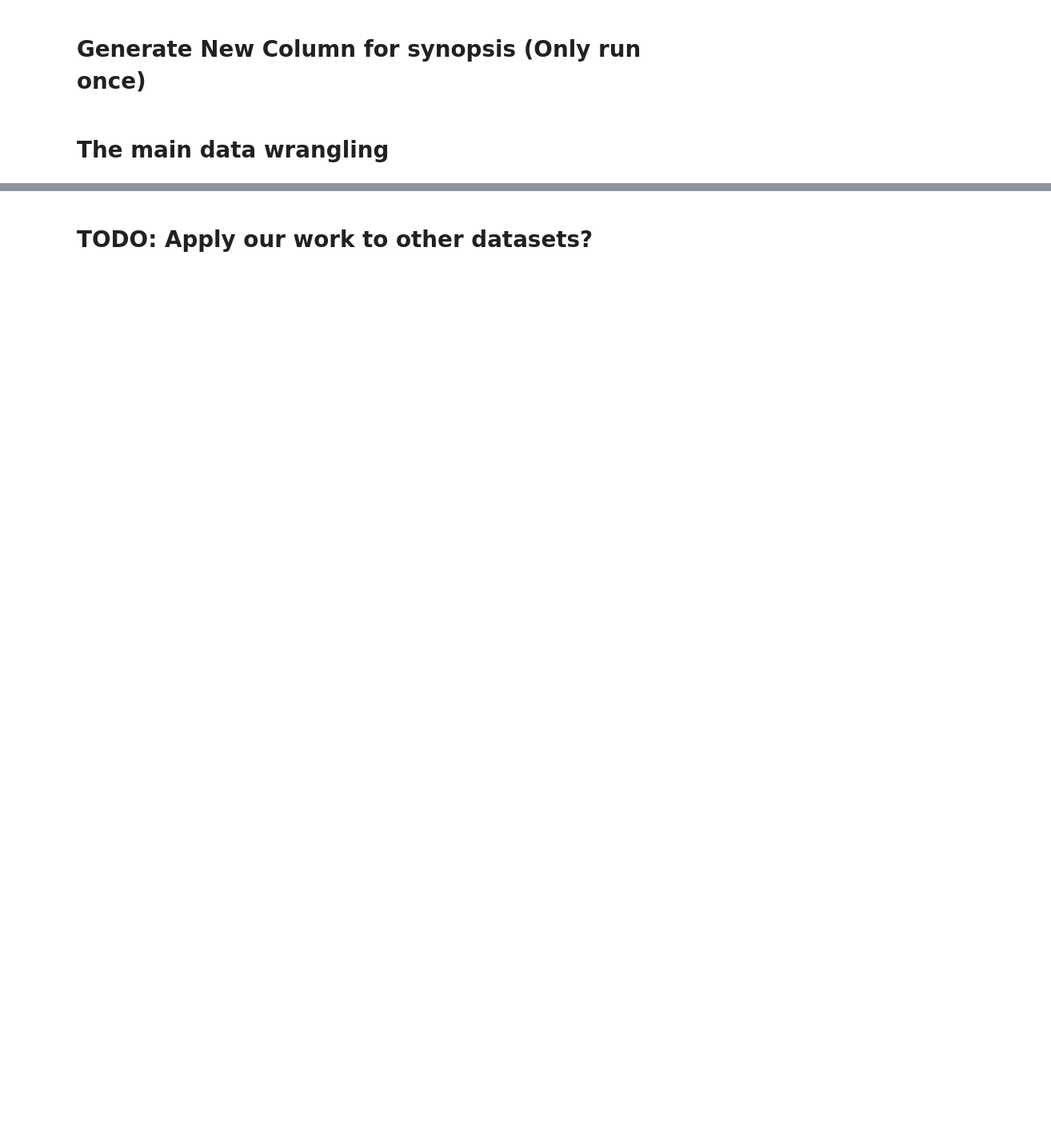
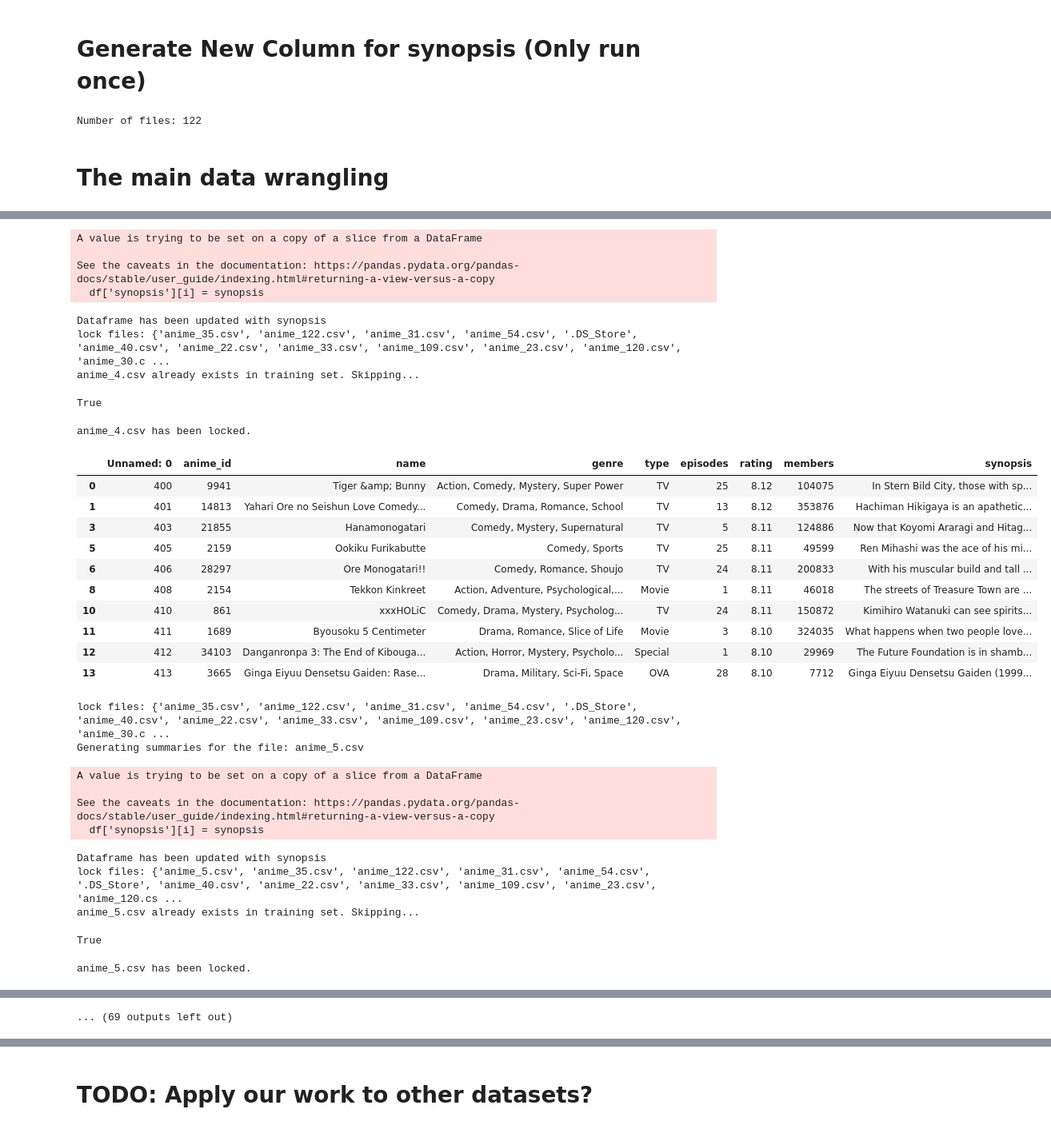
Before and after one commit to Simonlee711/Anime-recommendations, a Jupyter notebook: anime_pipeline.ipynb, the cells around one changed output, grey strips where cells are left out. Shown at 80% size. Drawn from its saved outputs; the diff is of its cells as text; code cells hidden in the pictures; blank space fills up the shorter version.

```diff
--- a/anime_pipeline.ipynb
+++ b/anime_pipeline.ipynb
@@ -205,8 +229,10 @@ See the caveats in the documentation: https://pandas.pydata.org/pandas-docs/stab
 # %%
 # split dataframe into chunks
 for i,chunk in enumerate(pd.read_csv('anime_plus.csv', chunksize=100)):
-        chunk.to_csv('data/anime_{}.csv'.format(i), index=False)
+        chunk.to_csv(project_configs.dataset + 'anime_{}.csv'.format(i), index=False)
 print("Number of files: {}".format(i))
+# %% [output]
+Number of files: 122
 # %% [markdown]
 # The main data wrangling
 # %%
@@ -216,19 +242,22 @@ l = []
 for i in os.listdir('data/'):
     l.append(i)
 for filename in l:
-
-    print("{} has been locked.".format(filename))
-    df = pd.read_csv('data/'+filename)
+    check = parallel.checker(filename)
+    if check:
+        continue
+    print("Generating summaries for the file: {}".format(filename) )
+    df = pd.read_csv(project_configs.dataset+filename)
     df['anime_id'] = pd.Series(df['anime_id'], dtype="string")
     obj = synopsis_extractor()
     for i, anime in enumerate(tqdm(df['anime_id'])):
         synopsis = obj.synopsis_scrap(str(anime))
         df['synopsis'][i] = synopsis
     anime_w_synopsis = df[~df['synopsis'].isnull()]
-    anime_w_synopsis.to_csv('data2/'+filename)
+    anime_w_synopsis.to_csv(project_configs.dataset2 +filename)
     print("Dataframe has been updated with synopsis")
 
     # doesnt add to lockfile until file has been completley finished.
     parallel.checker(filename)
+    print("{} has been locked.".format(filename))
     anime_w_synopsis.head(10)
 # %% [output]
@@ -251,0 +281,31 @@ anime_106.csv has been locked.
+A value is trying to be set on a copy of a slice from a DataFrame
+
+See the caveats in the documentation: https://pandas.pydata.org/pandas-docs/stable/user_guide/indexing.html#returning-a-view-versus-a-copy
+  df['synopsis'][i] = synopsis
+Dataframe has been updated with synopsis
+lock files: {'anime_35.csv', 'anime_122.csv', 'anime_31.csv', 'anime_54.csv', '.DS_Store', 'anime_40.csv', 'anime_22.csv', 'anime_33.csv', 'anime_109.csv', 'anime_23.csv', 'anime_120.csv', 'anime_30.c ...
+anime_4.csv already exists in training set. Skipping...
+True
+anime_4.csv has been locked.
+|  | Unnamed: 0 | anime_id | name | genre | type | episodes | rating | members | synopsis |
+| 0 | 400 | 9941 | Tiger &amp; Bunny | Action, Comedy, Mystery, Super Power | TV | 25 | 8.12 | 104075 | In Stern Bild City, those with sp... |
+| 1 | 401 | 14813 | Yahari Ore no Seishun Love Comedy... | Comedy, Drama, Romance, School | TV | 13 | 8.12 | 353876 | Hachiman Hikigaya is an apathetic... |
+| 3 | 403 | 21855 | Hanamonogatari | Comedy, Mystery, Supernatural | TV | 5 | 8.11 | 124886 | Now that Koyomi Araragi and Hitag... |
+| 5 | 405 | 2159 | Ookiku Furikabutte | Comedy, Sports | TV | 25 | 8.11 | 49599 | Ren Mihashi was the ace of his mi... |
+| 6 | 406 | 28297 | Ore Monogatari!! | Comedy, Romance, Shoujo | TV | 24 | 8.11 | 200833 | With his muscular build and tall ... |
+| 8 | 408 | 2154 | Tekkon Kinkreet | Action, Adventure, Psychological,... | Movie | 1 | 8.11 | 46018 | The streets of Treasure Town are ... |
+| 10 | 410 | 861 | xxxHOLiC | Comedy, Drama, Mystery, Psycholog... | TV | 24 | 8.11 | 150872 | Kimihiro Watanuki can see spirits... |
+| 11 | 411 | 1689 | Byousoku 5 Centimeter | Drama, Romance, Slice of Life | Movie | 3 | 8.10 | 324035 | What happens when two people love... |
+| 12 | 412 | 34103 | Danganronpa 3: The End of Kibouga... | Action, Horror, Mystery, Psycholo... | Special | 1 | 8.10 | 29969 | The Future Foundation is in shamb... |
+| 13 | 413 | 3665 | Ginga Eiyuu Densetsu Gaiden: Rase... | Drama, Military, Sci-Fi, Space | OVA | 28 | 8.10 | 7712 | Ginga Eiyuu Densetsu Gaiden (1999... |
+lock files: {'anime_35.csv', 'anime_122.csv', 'anime_31.csv', 'anime_54.csv', '.DS_Store', 'anime_40.csv', 'anime_22.csv', 'anime_33.csv', 'anime_109.csv', 'anime_23.csv', 'anime_120.csv', 'anime_30.c ...
+Generating summaries for the file: anime_5.csv
+A value is trying to be set on a copy of a slice from a DataFrame
+
+See the caveats in the documentation: https://pandas.pydata.org/pandas-docs/stable/user_guide/indexing.html#returning-a-view-versus-a-copy
+  df['synopsis'][i] = synopsis
+Dataframe has been updated with synopsis
+lock files: {'anime_5.csv', 'anime_35.csv', 'anime_122.csv', 'anime_31.csv', 'anime_54.csv', '.DS_Store', 'anime_40.csv', 'anime_22.csv', 'anime_33.csv', 'anime_109.csv', 'anime_23.csv', 'anime_120.cs ...
+anime_5.csv already exists in training set. Skipping...
+True
+anime_5.csv has been locked.
@@ -252,2 +323,3 @@ anime_106.csv has been locked.
+... (69 outputs left out)
 # %%
 # setting the path for joining multiple files
```
Also changed, not shown: parts of 5 cells of this notebook, 46 other files.
